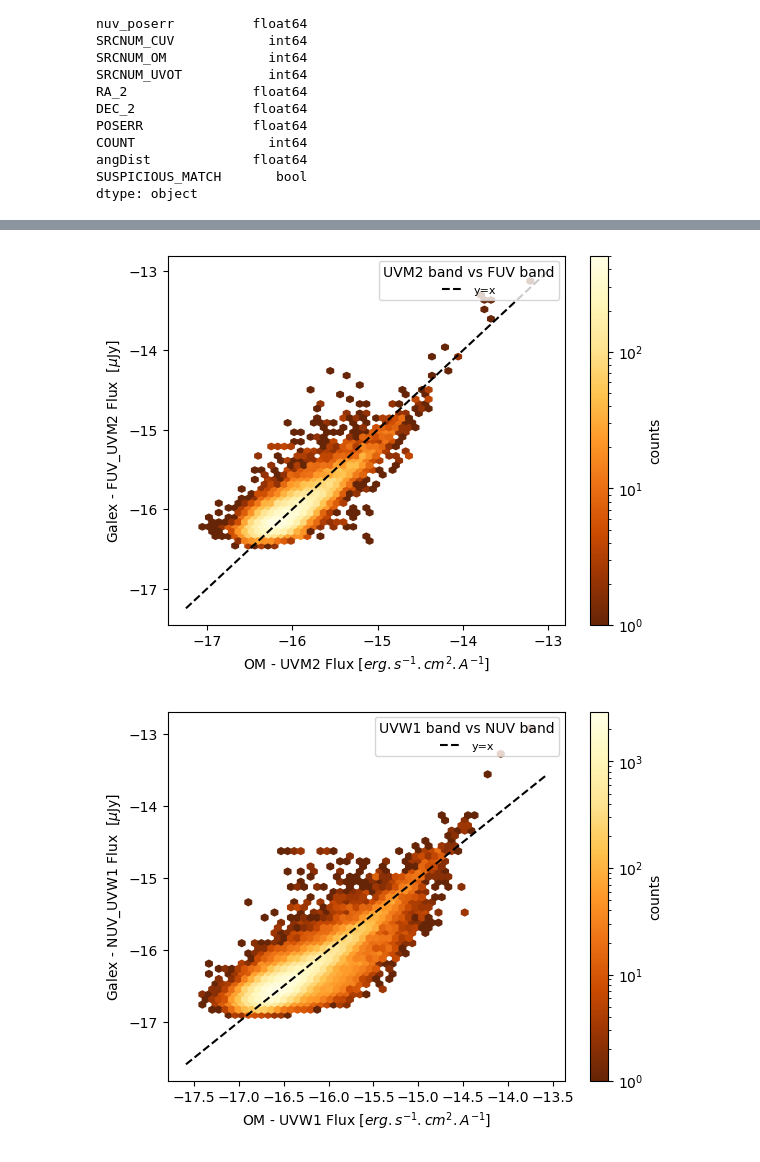
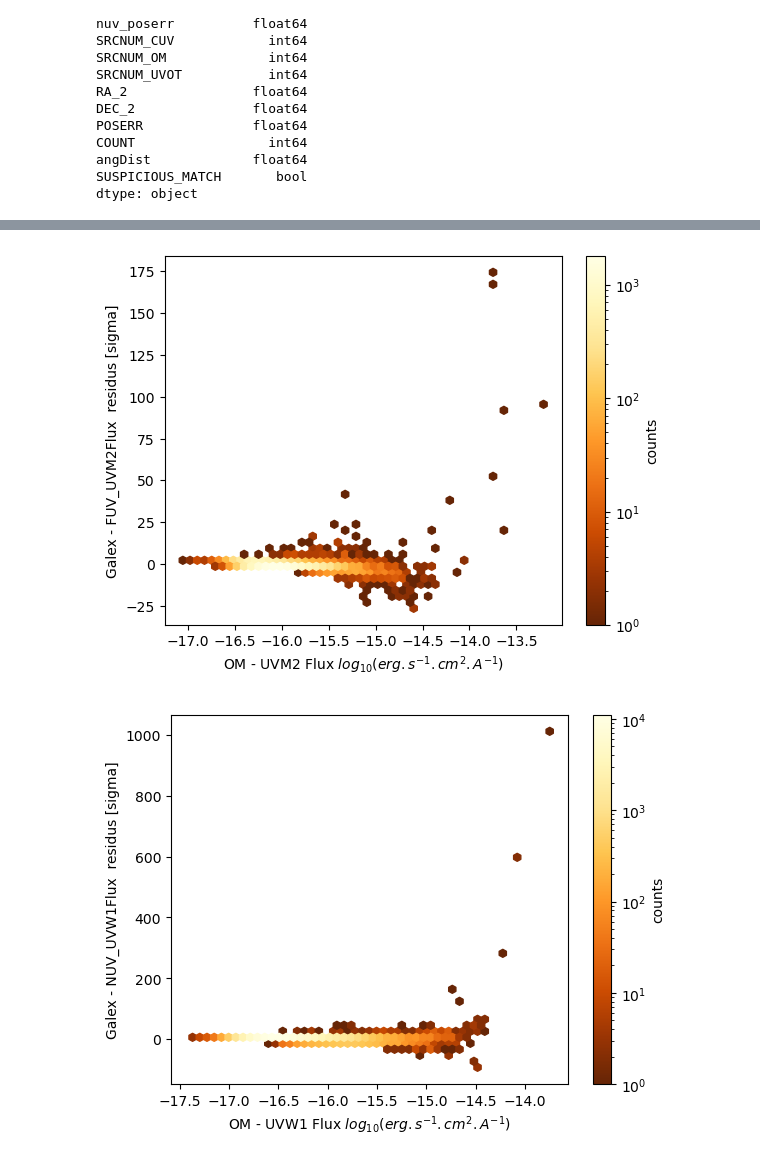
Before and after one commit to JulienValteau/TFM_TDE_Detection, a Jupyter notebook: UV_database_creation_pipeline/4b-generate_source&entries_galex.ipynb, the cells around one changed output, grey strips where cells are left out. Drawn from its saved outputs; the diff is of its cells as text; code cells hidden in the pictures.

```diff
--- a/UV_database_creation_pipeline/4b-generate_source&entries_galex.ipynb
+++ b/UV_database_creation_pipeline/4b-generate_source&entries_galex.ipynb
@@ -128,6 +148,14 @@ df_entries_cor['FUV_UVW1_FLUX'] = np.nan
 df_entries_cor['FUV_UVW1_FLUX_ERR'] = np.nan
 # %%
 dat_OM=pd.read_csv(roots_tfm + '/XMM-Newton/Entries_OM_galaxies.csv')
+# %%
+def f(x: np.ndarray, beta: np.ndarray) -> np.ndarray:
+    b0, b1, b2 = beta
+    return b0+ b1*x+ b2*x**2
+# %%
+beta0 = [-16.0, 0.2, 0.1]
+lower = [-30.0, 0.0, 0.0]
+upper = [0.0, 1.0, 0.3]
 # %%
 for flux in ['UVW2','UVM2','UVW1']:
 
@@ -162,9 +190,13 @@ for flux in ['UVW2','UVM2','UVW1']:
 
         x=np.log10(df_merge.loc[:,flux_name])
         y=np.log10(df_merge.loc[:,flux_galex_name])
-        p = np.poly1d(np.polyfit(y,x, deg=2))
+        weight_x = 1/np.log10(df_merge.loc[:,flux_err])**2
+        weight_y = 1/np.log10(df_merge.loc[:,flux_galex_err])**2
+        #p = np.poly1d(np.polyfit(y,x, deg=2))
+        sol = odr_fit(f, y, x, beta0, bounds=(lower, upper), weight_x=weight_y, weight_y=weight_x)
         yp = np.linspace(y.min(), y.max(), 100)
-        ax.plot(p(yp), yp, color='r', linestyle='dashed', label= "log(Galex)")
+        #ax.plot(p(yp), yp, color='b', linestyle='dashed', label= "log(Galex)")
+        ax.plot(f(yp,sol.beta), yp, color='r', linestyle='dashed', label= "polynomial fit")
 
         xmin, xmax= ax.get_xlim()
         ymin, ymax= ax.get_ylim()
@@ -179,11 +211,12 @@ for flux in ['UVW2','UVM2','UVW1']:
         contour = ax.contour(grid_x,grid_y,z,levels=[thresholds],colors='green',linewidths=2)
         ax.clabel(contour, inline=True, fontsize=8, fmt={thresholds: f"{99}%"})
 
-        df_entries_cor.loc[:,flux_galex + '_' + flux_name] = 10**p(np.log10(df_entries.loc[:,flux_galex_name]))
-        df_entries_cor.loc[:,flux_galex + '_' + flux_err] = 10**p(np.log10(df_entries.loc[:,flux_galex_err]))
+        df_entries_cor.loc[:,flux_galex + '_' + flux_name] = 10**f(np.log10(df_entries.loc[:,flux_galex_name]),sol.beta)
+        df_entries_cor.loc[:,flux_galex + '_' + flux_err] = 10**f(np.log10(df_entries.loc[:,flux_galex_err]),sol.beta)
 
-        ax.set_xlabel("OM - " + flux + ' Flux [' + "$erg.s^{-1}.cm^{2}.A^{-1}]$")
-        ax.set_ylabel("Galex - " + flux_galex + ' Flux  [' + "$\mu$" +"Jy]")
-        ax.legend(loc='upper right',prop={'size': 8},title= flux + " band vs " + flux_galex + " band")
+        ax.set_xlabel("OM - " + flux + ' Flux ' +"$log_{10}(erg.s^{-1}.cm^{2}.A^{-1})$")
+        ax.set_ylabel("Galex - " + flux_galex + ' Flux '  +"$log_{10}(\mu$" +"Jy)")
+        ax.legend(loc='lower right',prop={'size': 8},title= flux + " band vs " + flux_galex + " band")
+        ax.text(0.1, 0.9, 'Nb of points used: ' + str(x.shape[0]), dict(size=8), transform=ax.transAxes, va='top')
         fig.savefig(roots_tfm + '/Calibration/OM_' + flux + '_vs_Galex_ ' + flux_galex + "_galaxies.png",dpi=1200)
 # %% [output]
@@ -230,13 +263,13 @@ for flux in ['UVW2','UVM2','UVW1']:
         # Plot figure
         fig, ax =plt.subplots()
         x=np.log10(df_merge[flux_name])
-        y=np.log10(df_merge[flux_galex_name])
+        y=(df_merge[flux_galex_name]-df_merge[flux_name])/df_merge[flux_galex_err]
         hb =ax.hexbin(x,y,gridsize=50, bins='log', cmap='YlOrBr_r')
         cb = fig.colorbar(hb, ax=ax, label='counts')
-        xmin, xmax= ax.get_xlim()
-        ax.plot([xmin, xmax],[xmin, xmax], color='black', linestyle='dashed', label="y=x")
-        ax.set_xlabel("OM - " + flux + ' Flux [' + "$erg.s^{-1}.cm^{2}.A^{-1}]$")
-        ax.set_ylabel("Galex - " + flux_galex + '_' + flux + ' Flux  [' + "$\mu$" +"Jy]")
-        ax.legend(loc='upper right',prop={'size': 8},title= flux + " band vs " + flux_galex + " band")
-        fig.savefig(roots_tfm + '/Calibration/OM_' + flux + '_vs_Galex_ ' + flux_galex + "_galaxies_post_calib.png",dpi=1200)
+        #xmin, xmax= ax.get_xlim()
+        #ax.plot([xmin, xmax],[xmin, xmax], color='black', linestyle='dashed', label="y=x")
+        ax.set_xlabel("OM - " + flux + ' Flux ' +"$log_{10}(erg.s^{-1}.cm^{2}.A^{-1})$")
+        ax.set_ylabel("Galex - " + flux_galex + '_' + flux + "Flux  residus [sigma]")
+        #ax.legend(loc='upper right',prop={'size': 8},title= flux + " band vs " + flux_galex + " band")
+        fig.savefig(roots_tfm + '/Calibration/OM_' + flux + '_vs_Galex_ ' + flux_galex + "_galaxies_residus.png",dpi=1200)
 # %% [output]
@@ -246,2 +279,2 @@ for flux in ['UVW2','UVM2','UVW1']:
-[figure, old version]
+[figure, new version]
-[figure, old version]
+[figure, new version]
```
Also changed, not shown: parts of 16 cells of this notebook, 4 other files.
